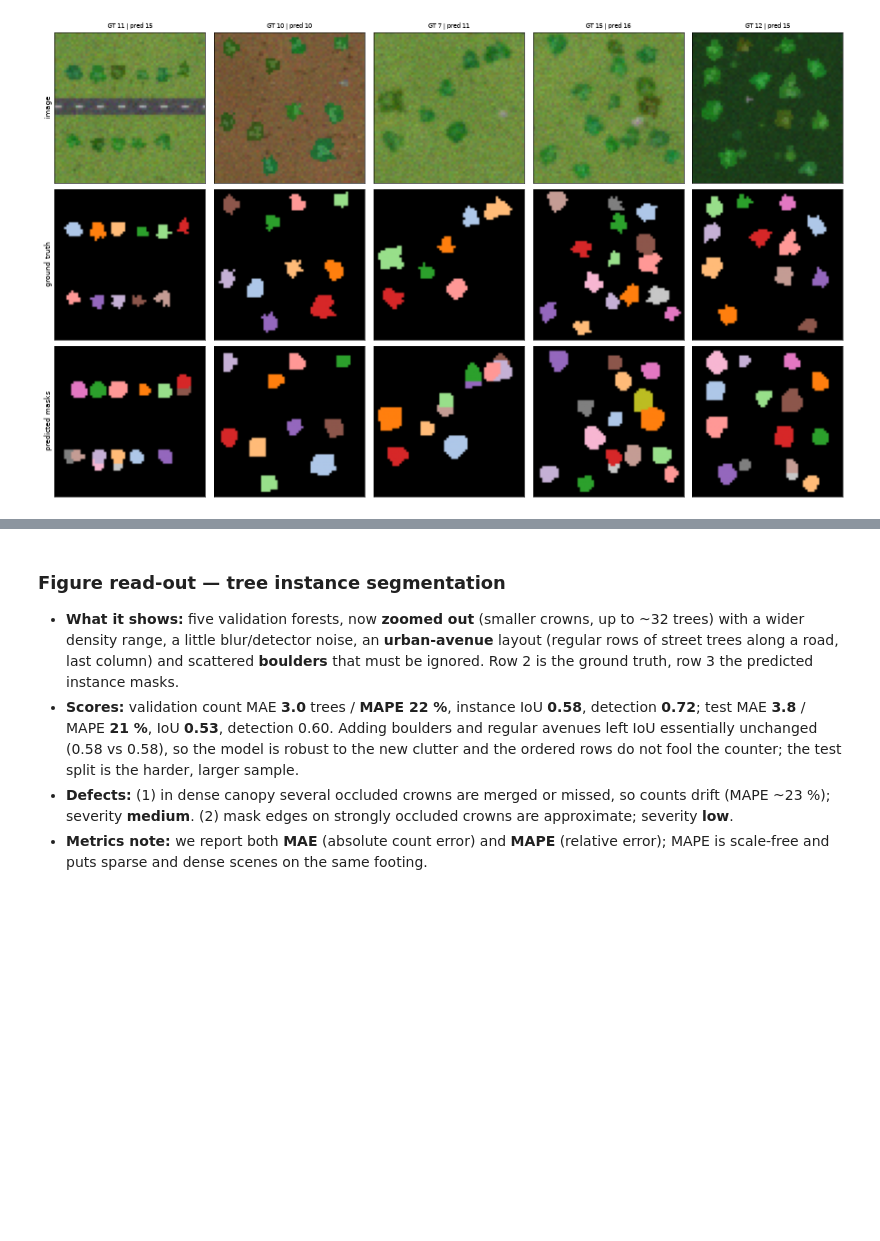
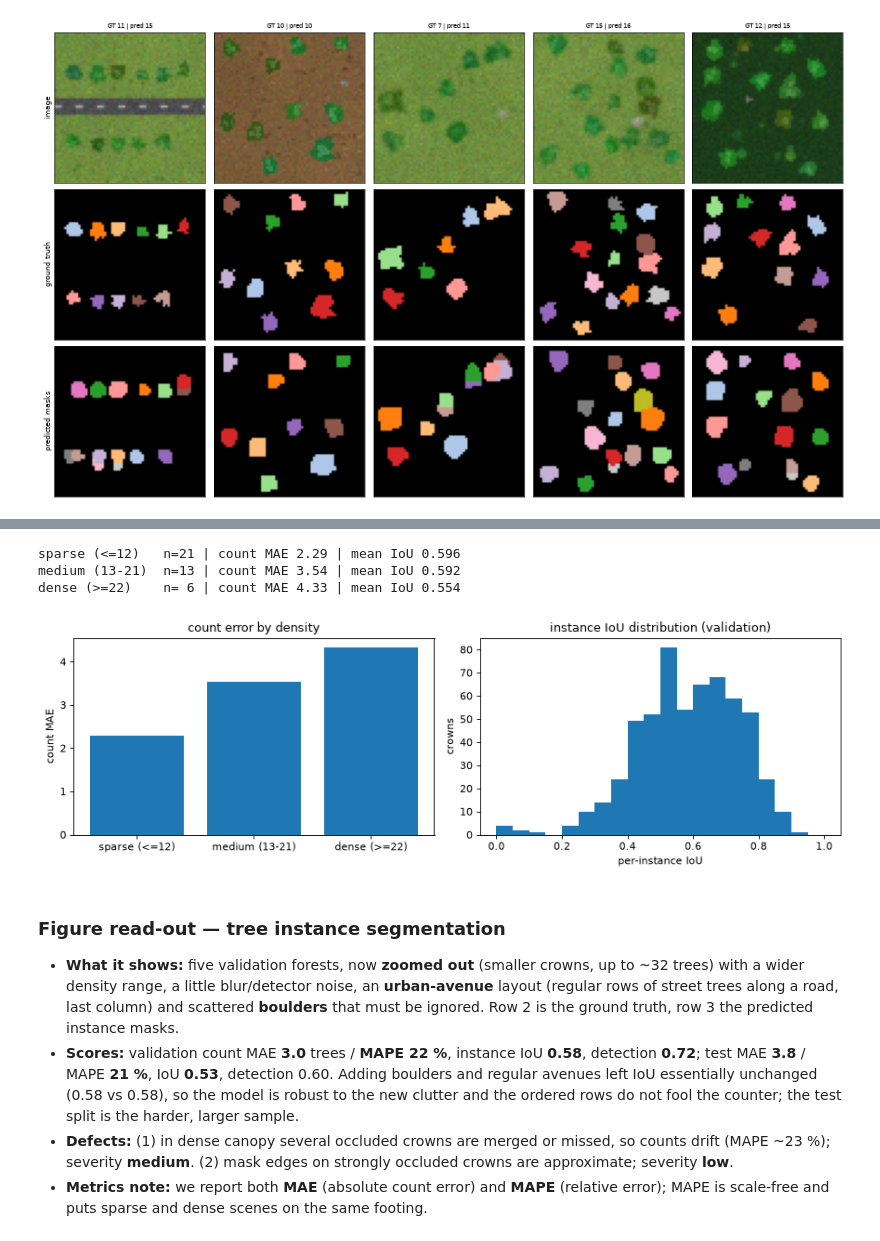
Before and after one commit to ogrisel/mplsyn, a Jupyter notebook: notebooks/08_train_object_detection.ipynb, the cells around one changed output, grey strips where cells are left out. Saved outputs shown, nothing was run; the diff lists cells and outputs as text; code cells hidden in the pictures; blank space fills up the shorter version.

```diff
--- a/notebooks/08_train_object_detection.ipynb
+++ b/notebooks/08_train_object_detection.ipynb
@@ -1432,3 +1439,41 @@ test       count MAE 3.78 trees | MAPE 21% | instance IoU 0.532 | detection 373/
+# %%
+# Split the validation forests by density (ground-truth tree count).
+buckets = {"sparse (<=12)": [], "medium (13-21)": [], "dense (>=22)": []}
+bucket_ious = {key: [] for key in buckets}
+for sample_idx in range(n_forest_val):
+    tree_count = max(int(val_instances[sample_idx].max()), 1)
+    if tree_count <= 12:
+        key = "sparse (<=12)"
+    elif tree_count <= 21:
+        key = "medium (13-21)"
+    else:
+        key = "dense (>=22)"
+    buckets[key].append(sample_idx)
+    sample_ious, _ = forest_instance_scores(val_instances[sample_idx], predicted_labels[sample_idx])
+    bucket_ious[key].extend(sample_ious)
+
+for key in buckets:
+    count = len(buckets[key])
+    if count:
+        mae = np.mean([count_errors[i] for i in buckets[key]])
+        iou = np.mean(bucket_ious[key]) if bucket_ious[key] else 0.0
+        print(f"{key:15s} n={count:2d} | count MAE {mae:.2f} | mean IoU {iou:.3f}")
+
+
+fig, axes = plt.subplots(1, 2, figsize=(11, 3.6), dpi=80)
+keys = list(buckets)
+axes[0].bar(keys, [np.mean([count_errors[i] for i in buckets[k]]) if buckets[k] else 0 for k in keys])
+axes[0].set_ylabel("count MAE"); axes[0].set_title("count error by density")
+axes[1].hist([iou for values in bucket_ious.values() for iou in values], bins=20, range=(0, 1))
+axes[1].set_xlabel("per-instance IoU"); axes[1].set_ylabel("crowns")
+axes[1].set_title("instance IoU distribution (validation)")
+plt.tight_layout()
+plt.show()
+# %% [output]
+sparse (<=12)   n=21 | count MAE 2.29 | mean IoU 0.596
+medium (13-21)  n=13 | count MAE 3.54 | mean IoU 0.592
+dense (>=22)    n= 6 | count MAE 4.33 | mean IoU 0.554
+[figure, added]
 # %% [markdown]
 ### Figure read-out — tree instance segmentation
 
```
Also changed, not shown: parts of 4 cells of this notebook.
